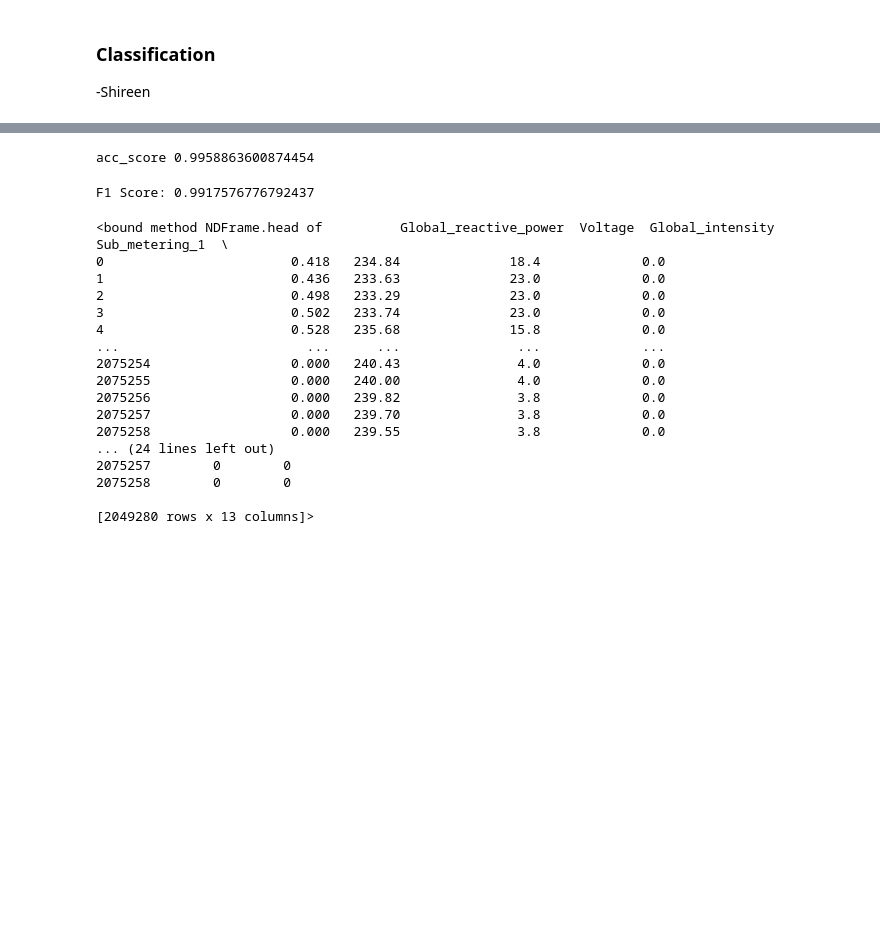
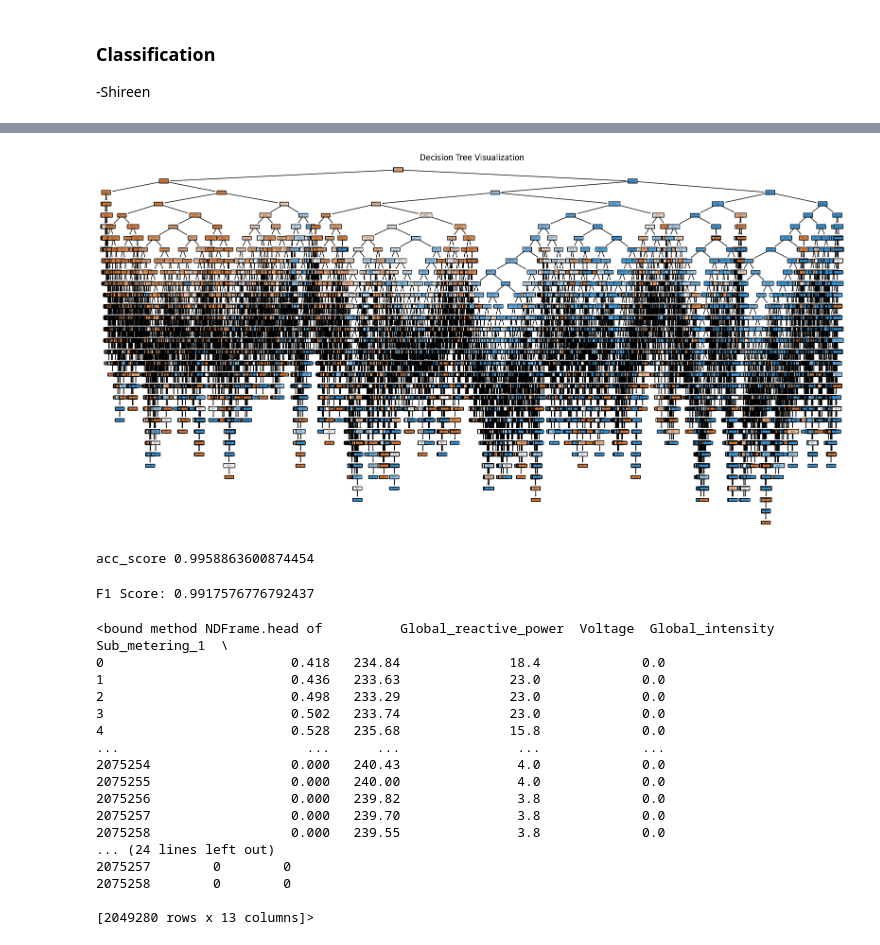
Before and after one commit to XzeraSpartan/CMPE-255-Data-Mining-Project-Group-5, a Jupyter notebook: CMPE_255_Data_Mining_Project.ipynb, the cells around one changed output, grey strips where cells are left out. Saved outputs shown, nothing was run; the diff lists cells and outputs as text; code cells hidden in the pictures; blank space fills up the shorter version.

```diff
--- a/CMPE_255_Data_Mining_Project.ipynb
+++ b/CMPE_255_Data_Mining_Project.ipynb
@@ -363,3 +461,13 @@ Accuracy: 0.99
+# %%
+from sklearn.tree import  plot_tree
+import matplotlib.pyplot as plt
+
+plt.figure(figsize=(20,10))
+plot_tree(classifier, filled=True, feature_names=X.columns, class_names=['Low Consumption', 'High Consumption'], rounded=True)
+plt.title("Decision Tree Visualization")
+plt.show()
+# %% [output]
+[figure, added]
 # %%
 from sklearn.ensemble import RandomForestClassifier
 RFCtest = RandomForestClassifier().fit(X_train,y_train)
```
Also changed, not shown: parts of 9 cells of this notebook.
